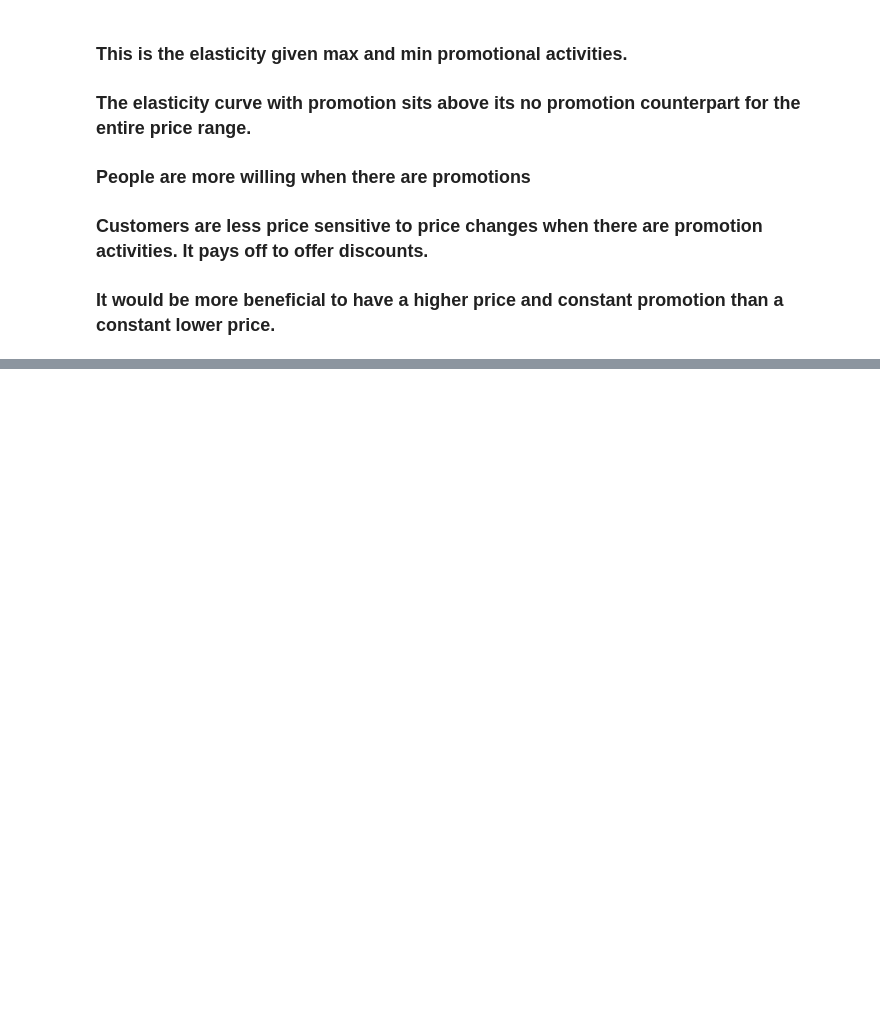
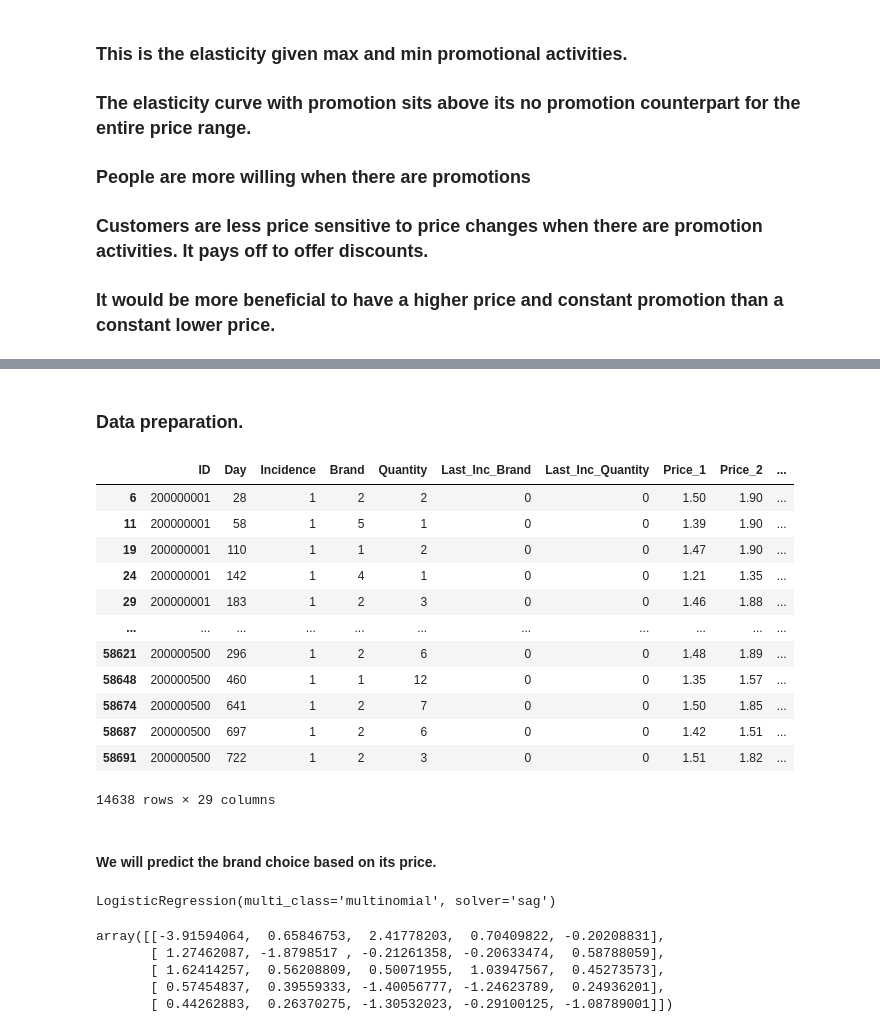
Before and after one commit to JuanD5/Machine-learning-projects, a Jupyter notebook: Clustering projects/Customer Analytics/main_customer_analytics_365_datascience.ipynb, the cells around one changed output, grey strips where cells are left out. Drawn from its saved outputs; the diff is of its cells as text; code cells hidden in the pictures; blank space fills up the shorter version.

```diff
--- a/Clustering projects/Customer Analytics/main_customer_analytics_365_datascience.ipynb
+++ b/Clustering projects/Customer Analytics/main_customer_analytics_365_datascience.ipynb
@@ -1514,0 +1524,22 @@ Text(0.5, 1.0, 'Price Elasticity of Purchase Probability with and without Promot
+# %% [markdown]
+### Data preparation.
+# %%
+brand_choice = df_pa[df_pa['Incidence']==1]
+# %%
+brand_choice
+# %% [output]
+|  | ID | Day | Incidence | Brand | Quantity | Last_Inc_Brand | Last_Inc_Quantity | Price_1 | Price_2 | ... |
+| 6 | 200000001 | 28 | 1 | 2 | 2 | 0 | 0 | 1.50 | 1.90 | ... |
+| 11 | 200000001 | 58 | 1 | 5 | 1 | 0 | 0 | 1.39 | 1.90 | ... |
+| 19 | 200000001 | 110 | 1 | 1 | 2 | 0 | 0 | 1.47 | 1.90 | ... |
+| 24 | 200000001 | 142 | 1 | 4 | 1 | 0 | 0 | 1.21 | 1.35 | ... |
+| 29 | 200000001 | 183 | 1 | 2 | 3 | 0 | 0 | 1.46 | 1.88 | ... |
+| ... | ... | ... | ... | ... | ... | ... | ... | ... | ... | ... |
+| 58621 | 200000500 | 296 | 1 | 2 | 6 | 0 | 0 | 1.48 | 1.89 | ... |
+| 58648 | 200000500 | 460 | 1 | 1 | 12 | 0 | 0 | 1.35 | 1.57 | ... |
+| 58674 | 200000500 | 641 | 1 | 2 | 7 | 0 | 0 | 1.50 | 1.85 | ... |
+| 58687 | 200000500 | 697 | 1 | 2 | 6 | 0 | 0 | 1.42 | 1.51 | ... |
+| 58691 | 200000500 | 722 | 1 | 2 | 3 | 0 | 0 | 1.51 | 1.82 | ... |
+14638 rows × 29 columns
+# %% [markdown]
+#### We will predict the brand choice based on its price.
@@ -1514,0 +1551,13 @@ Text(0.5, 1.0, 'Price Elasticity of Purchase Probability with and without Promot
+# %%
+model_brand_choice = LogisticRegression(solver='sag',multi_class='multinomial')
+model_brand_choice.fit(X,Y)
+# %% [output]
+LogisticRegression(multi_class='multinomial', solver='sag')
+# %%
+model_brand_choice.coef_
+# %% [output]
+array([[-3.91594064,  0.65846753,  2.41778203,  0.70409822, -0.20208831],
+       [ 1.27462087, -1.8798517 , -0.21261358, -0.20633474,  0.58788059],
+       [ 1.62414257,  0.56208809,  0.50071955,  1.03947567,  0.45273573],
+       [ 0.57454837,  0.39559333, -1.40056777, -1.24623789,  0.24936201],
+       [ 0.44262883,  0.26370275, -1.30532023, -0.29100125, -1.08789001]])
```
Also changed, not shown: parts of 45 cells of this notebook, 6 other files.
